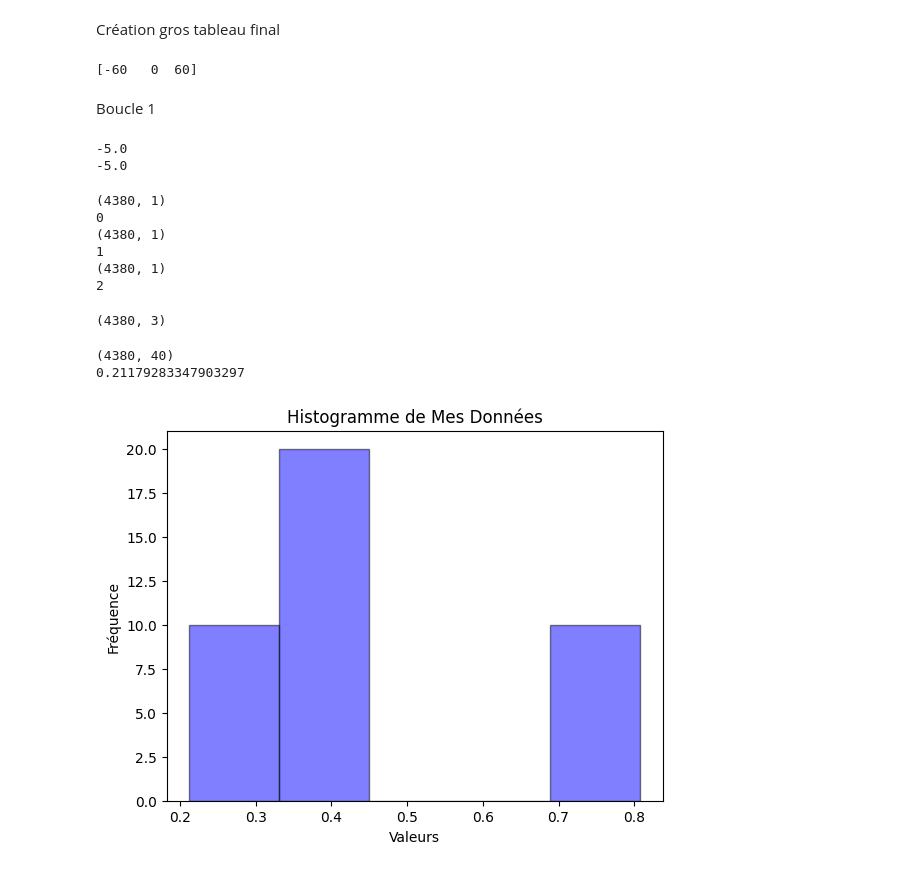
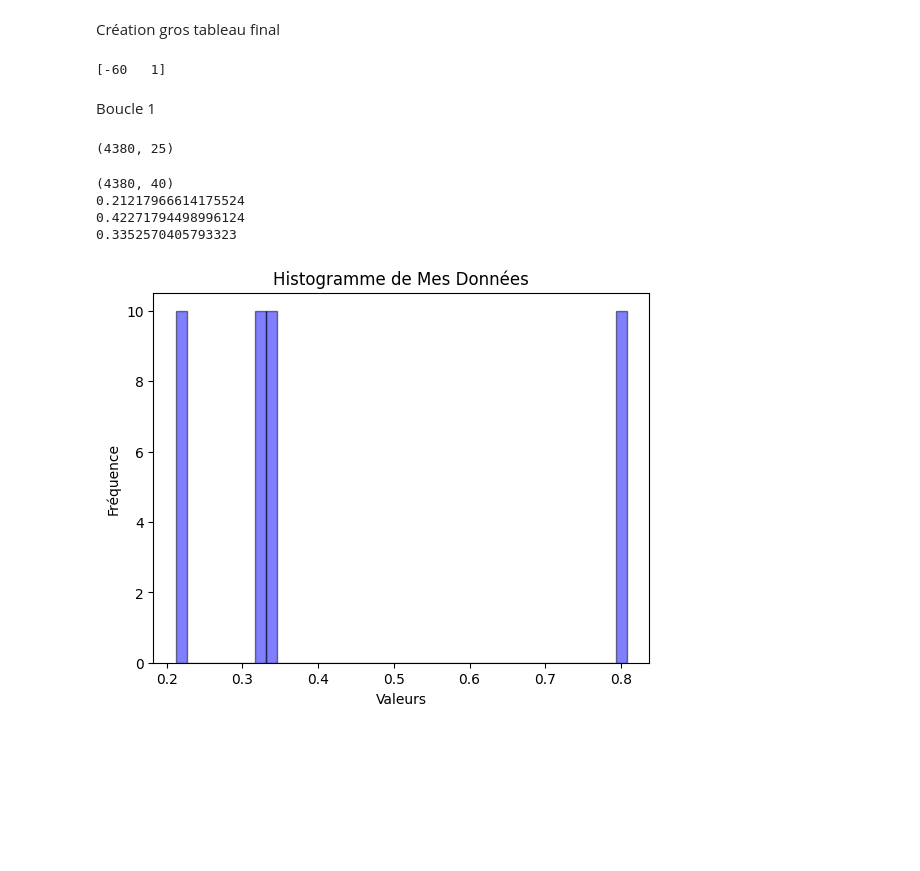
Before and after one commit to McoVale/TSAgriPV, a Jupyter notebook: final_tab.ipynb, the cells around one changed output. Drawn from its saved outputs; the diff is of its cells as text; code cells hidden in the pictures; blank space fills up the shorter version.

```diff
--- a/final_tab.ipynb
+++ b/final_tab.ipynb
@@ -210,7 +212,7 @@ def create_sky_matrix(_location, _direct_rad, _diffuse_rad, _folder_ = None, nor
 
     return sky_mtx
 
-def incident_radiation(_sky_mtx_in_IR, _geometry, context_, _offset_dist_, _grid_size = 1, irradiance_ = True, legend_par_ = None):
+def incident_radiation(_sky_mtx_in_IR, _geometry, context_, _offset_dist_, _finesse = 1, irradiance_ = True, legend_par_ = None):
     #grid size : finesse;
     #offset_dist : hauteur des mesures
     #irradiance : False : resultats exprimés en irradiance cumulée à l'année kWh/m^2 ; True : resultats exprimés en irradiance moyenne (W/m^2)
@@ -221,7 +223,7 @@ def incident_radiation(_sky_mtx_in_IR, _geometry, context_, _offset_dist_, _grid
     workers = 1 # _cpu_count_ if _cpu_count_ is not None else recommended_processor_count()
 
     # create the gridded mesh from the geometry
-    study_mesh = to_joined_gridded_mesh3d(_geometry, _grid_size)
+    study_mesh = to_joined_gridded_mesh3d(_geometry, _finesse)
     points = [from_point3d(pt.move(vec * _offset_dist_)) for pt, vec in
             zip(study_mesh.face_centroids, study_mesh.face_normals)]
 
@@ -273,5 +275,6 @@ Paramétrage géométrie
 # %%
-# Paramètres de configuration
+# Paramètres de configuration de la géométrie
+######
 GRID_SIZE = 50 # Taille du champ de panneau pour la simulation
 ENTRAXE = 2.5 # Espacement entre lignes de panneaux (= inter-rang)
 HAUTEUR = 3 # [0 ; 100] ; mètres ; hauter de l'axe de rotation, ou du point du PVP le plus bas.
@@ -283,5 +286,17 @@ LONGUEUR_PVP = GRID_SIZE / (NB_RANGS) # Longueur des panneaux dans une même lig
 column_spacing = ENTRAXE # Espacement entre lignes de panneaux (= inter-rang)
 row_spacing = GRID_SIZE / NB_RANGS # Espacement entre panneaux d'une même ligne (même support)
 
-ANGLE_ORIENTATION = 45  # Rotation globale autour de l'axe Z (Orientation parcelle)
+ANGLE_ORIENTATION = 13  # Rotation globale autour de l'axe Z (Orientation parcelle)
 # ANGLE_VARIABLE = -30  # Angle de rotation individuelle autour de l'axe X
+
+# Paramètres horaires
+######
+HEURE_DEB = 6
+HEURE_FIN = 22
+NB_HEURES_ANNEES = (HEURE_FIN-HEURE_DEB)*365
+print(NB_HEURES_ANNEES)
+
+# Paramètres radiance
+#####
+HAUTEUR_MESURE = 0.5 # Hauteur de mesure dans IncidentRadiation
+FINESSE = 1 # Finesse de la fonction IncidentRadiation (1 = peu précis, 0 = très précis)
@@ -299,7 +316,7 @@ Création gros tableau final
 # Define the angle range and step
 start_angle = -60
 end_angle = 60
-step_angle = 60
+step_angle = 61
 
 # Create the array of angles
 angles = np.arange(start_angle, end_angle + 1, step_angle)
@@ -312,12 +329,12 @@ tab_hoys_angles = np.zeros((total_hours, len(angles)))
 
 print(angles)
 # %% [output]
-[-60   0  60]
+[-60   1]
 # %% [markdown]
 Boucle 1
 # %%
 #La grille de mesure ne change pas selon l'inclinaison des panneaux, on ne peut la créer qu'une fois.
-measures_grid = create_sensor_grid(10,10)
+measures_grid = create_sensor_grid_2(culture=True)
 
 #Année d'étude : définir le début et la fin de l'année (éviter les années bissextiles)
 start_date = datetime(year=2023, month=1, day=1, hour=8)  # Début de l'année
@@ -331,26 +348,25 @@ for index, angle in enumerate(angles):
     s1 = create_sky_matrix(location_, direct_normal_rad_, diffuse_horizontal_rad_, "C:/Users/maceo.valente/Documents/Automatisation/TEST_MVA/TSAgriPV/cielMatrices")
 
     #Créer int_mtx qu'on va croiser avec toutes les sky_mtx
-    int_mtx =  np.array(de_objectify_output(incident_radiation(s1, measures_grid, final_rotated_brep,0.5)))
-
+    int_mtx =  np.array(de_objectify_output(incident_radiation(s1, measures_grid, final_rotated_brep, HAUTEUR_MESURE, FINESSE)), dtype=object)
     #Définition de la date pour boucle 2
     current_date = start_date
 
     #Créer tableau qui va recevoir les 40 mesures pour une heure pour un angle /!\ TRAITER CES DONNEES /!\
-    columns = np.empty((0, 40))
+    columns = np.empty((0, len(int_mtx)))
 
     #Créer tableau qui va recevoir les 4380 valeurs pour toutes les heures de l'année pour un angle
-    irr_all_hoys_one_angle = np.zeros((4380, 1))
+    irr_all_hoys_one_angle = np.zeros((NB_HEURES_ANNEES, 1))
 
     while current_date < end_date:
     ##############
     ###BOUCLE 2###
     ##############
 
-        if current_date.hour >= 20:
-            # Passer au jour suivant à 8h
+        if current_date.hour >= HEURE_FIN:
+            # Passer au jour suivant à l'heure de début
             current_date += timedelta(days=1)  # Ajoute un jour
-            current_date = current_date.replace(hour=8)  # Change l'heure à 8h
+            current_date = current_date.replace(hour=HEURE_DEB)  # Change l'heure à l'heure de début
             continue
         next_date = current_date + timedelta(hours=1)
 
@@ -383,8 +399,6 @@ for index, angle in enumerate(angles):
         columns = np.vstack((columns, results_RTIR))
         ##LB RTIR##-------------------------
 
-
-
         current_date += timedelta(hours=1)  # Incrémenter de une heure
 
         ##############
@@ -398,38 +412,32 @@ for index, angle in enumerate(angles):
     print(index)
 
     tab_hoys_angles[:, index] = irr_all_hoys_one_angle.squeeze()
-# %% [output]
--5.0
--5.0
-(4380, 1)
-0
-(4380, 1)
-1
-(4380, 1)
-2
 # %%
-print(tab_hoys_angles.shape)
+# print(tab_hoys_angles.shape)
 
-df1 = pd.DataFrame(tab_hoys_angles)
-df1.to_excel("final_tab_mins.xlsx", index=False, header=False)  # `index=False` pour ne pas inclure l'index du DataFrame dans le fichier
+# df1 = pd.DataFrame(tab_hoys_angles)
+# df1.to_excel("final_tab_full.xlsx", index=False, header=False)  # `index=False` pour ne pas inclure l'index du DataFrame dans le fichier
 # %% [output]
-(4380, 3)
+(4380, 25)
 # %%
 print(columns.shape)
 
 print(min(columns[5]))
-
+print(np.mean(columns[5]))
+print(np.median(columns[5]))
 # Créer l'histogramme
-plt.hist(columns[5], bins=5, alpha=0.5, color='blue', edgecolor='black')
+plt.hist(columns[5], bins=40, alpha=0.5, color='blue', edgecolor='black')
 
 # Ajouter des titres et labels
 plt.title('Histogramme de Mes Données')
 plt.xlabel('Valeurs')
 plt.ylabel('Fréquence')
 
 # Afficher l'histogramme
 plt.show()
 # %% [output]
 (4380, 40)
-0.21179283347903297
+0.21217966614175524
+0.42271794498996124
+0.3352570405793323
-[figure, old version]
+[figure, new version]
```
Also changed, not shown: parts of 3 cells of this notebook, 7 other files.
